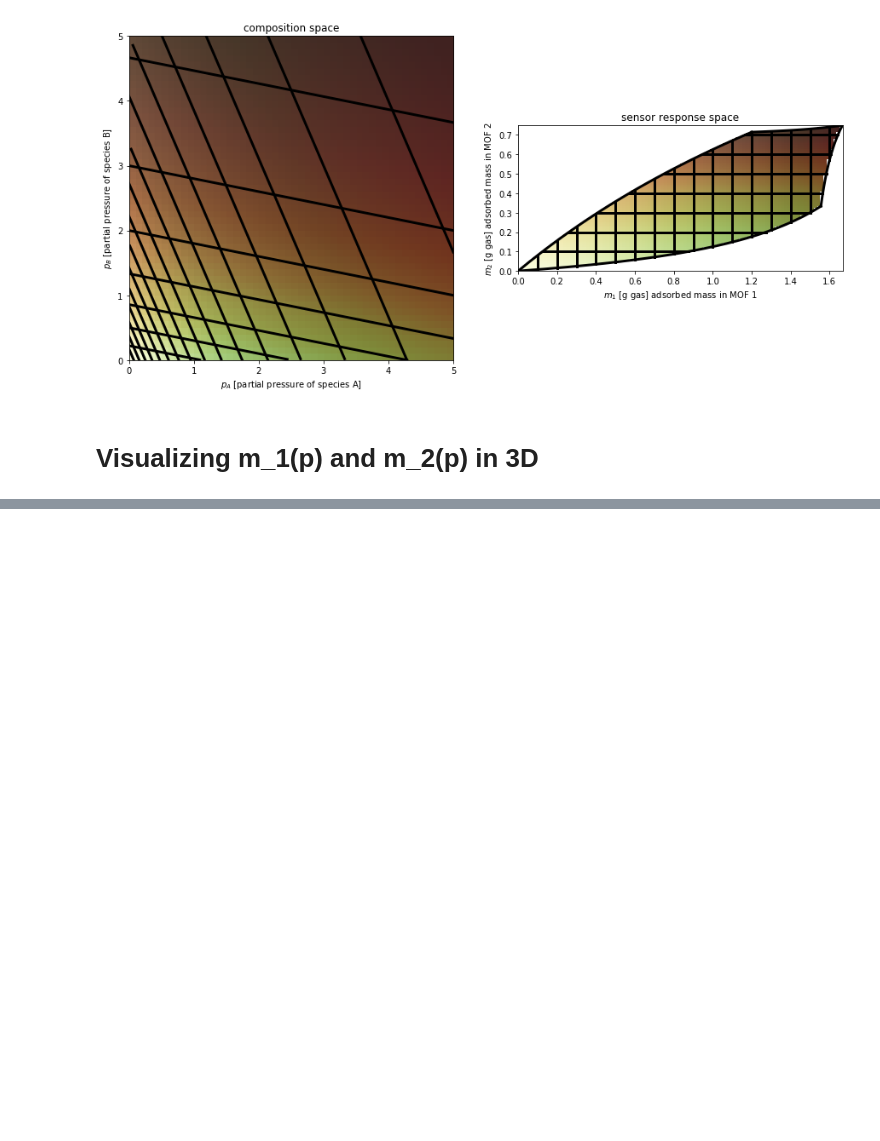
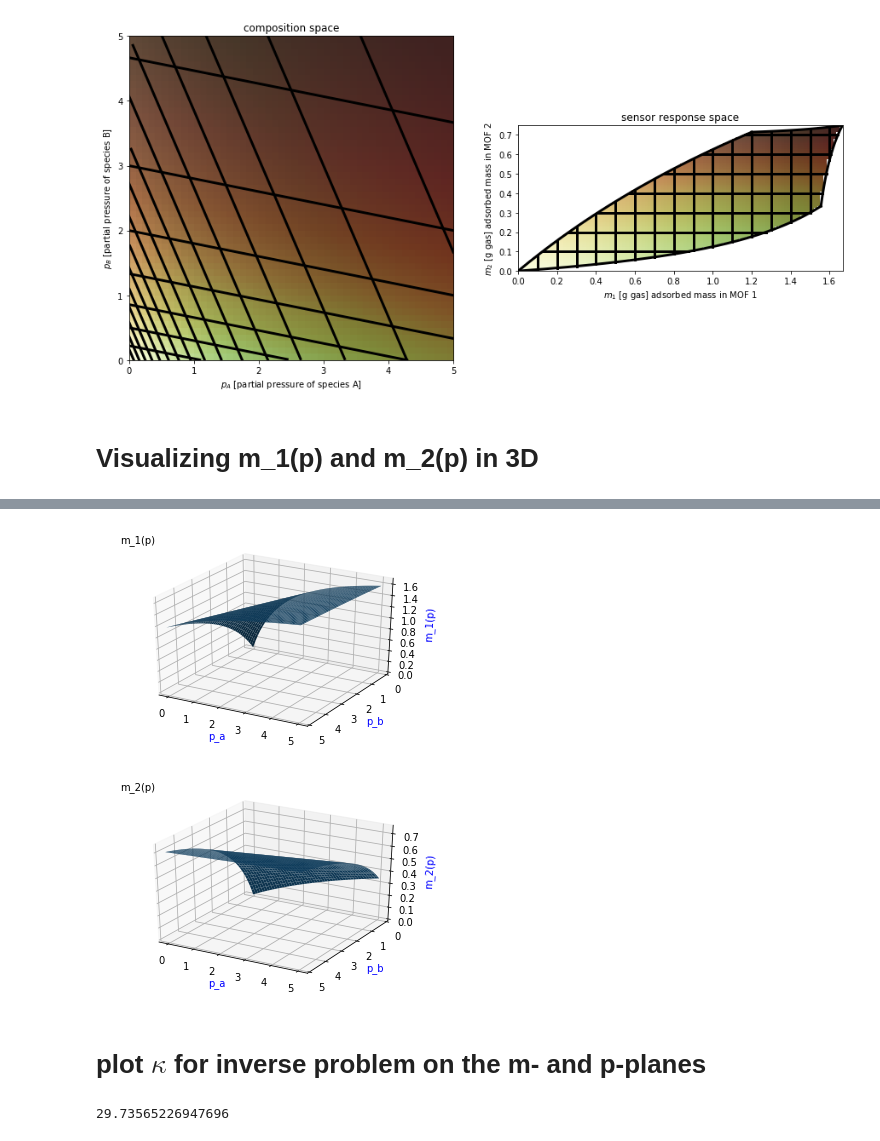
Before and after one commit to SimonEnsemble/nonlinear_sensing, a Jupyter notebook: viz mapping.ipynb, the cells around one changed output, grey strips where cells are left out. Drawn from its saved outputs; the diff is of its cells as text; code cells hidden in the pictures; blank space fills up the shorter version.

Commit message:
worked on plotting of kappa

```diff
--- a/viz mapping.ipynb
+++ b/viz mapping.ipynb
@@ -28,19 +28,20 @@ def m(p): #p is a vector
 # %% [markdown]
 # Inverse of adsorption model $\mathbf{p}(\mathbf{m})$
 # %%
-def p_of_m(m_0, p_lb, p_ub):
+# g is the inverse function
+def g(m_0, p_lb, p_ub):
     #  we want this function to return a zero vector
     #  it takes in a pressure p
     #  it outputs the corresponding difference between the response and the response m_0 that we find
     #  if we find the right p that gives us the response m_0, then this will be the zero vector
-    def f(p):
-        return [m_1(p) - m_0[0], m_2(p) - m_0[1]]
-    sol = optimize.root(f, [1.0, 1.0])
+    def f_want_0(p):
+        return f(p) - m_0
+    sol = optimize.root(f_want_0, [1.0, 1.0])
     p = sol.x
     # return nan if p less than lower bound, greater than upper bound
     if p[0] < p_lb or p[1] < p_lb or p[0] > p_ub or p[1] > p_ub:
         return np.array([np.nan, np.nan])
     if not sol.success:
         return np.array([np.nan, np.nan])
-#     assert np.all(np.isclose([m_1(p), m_2(p)], m_0))
+#     assert np.all(np.isclose([f_1(p), f_2(p)], m_0))
     return p
@@ -212,8 +217,8 @@ for i in range(int(p_max / dp)+1):
         # get vector on this line
         p_on_line = np.array([p_a, p_b[j]])
         # compute the adsorbed mass in the two MOFs when exposed to this gas composition
-        m1[j] = m_1(p_on_line)
-        m2[j] = m_2(p_on_line)
+        m1[j] = f_1(p_on_line)
+        m2[j] = f_2(p_on_line)
     ax[1].plot(m1, m2, color="black", lw=3)
 
     ###
@@ -232,8 +237,8 @@ for i in range(int(p_max / dp)+1):
         # get vector on this line
         p_on_line = np.array([p_a[j], p_b])
         # compute the adsorbed mass in the two MOFs when exposed to this gas composition
-        m1[j] = m_1(p_on_line)
-        m2[j] = m_2(p_on_line)
+        m1[j] = f_1(p_on_line)
+        m2[j] = f_2(p_on_line)
     ax[1].plot(m1, m2, color="black", lw=3)
 
 ###
@@ -247,7 +252,7 @@ pb = np.linspace(0, p_max)
 z_composition = [[colorFromBivariateData(pa[i]/p_max, pb[j]/p_max) for i in range(np.size(pa))] for j in range(np.size(pb))]
 
 # find maximum mass
-m_max = [m_1([p_max,p_max]), m_2([p_max,p_max])]
+m_max = [f_1([p_max,p_max]), f_2([p_max,p_max])]
 
 # Initialize m1, m2 for colormap
 num_grid_pts = 100
@@ -261,7 +266,7 @@ z_response = [[colorFromBivariateData(0, 0) for i in range(num_grid_pts)] for j
 for i in range(num_grid_pts):
     for j in range(num_grid_pts):
         m_0 = [m1_grid[i], m2_grid[j]]
-        p = p_of_m(m_0, 0, p_max)
+        p = g(m_0, 0, p_max)
         z_response[j][i] = colorFromBivariateData(p[0]/p_max, p[1]/p_max)
 
 # Create extent of colormaps
@@ -279,7 +284,7 @@ draw_mspace_boundaries(p_max, 1)
 
 # Testing to ensure points map to correct response space
 # p = [0,5]
-# m = [m_1(p), m_2(p)]
+# m = [f_1(p), f_2(p)]
 # print("m :", m)
 # ax[0].scatter([p[0]],[p[1]], color='red', s=70)
 # ax[1].scatter([m[0]],[m[1]], color='red', s=70)
@@ -323,7 +328,7 @@ z_response = [[colorFromBivariateData(m1[i]/m_max[0], m2[j]/m_max[1]) for i in r
 for i in range(np.shape(z_response)[0]):
     for j in range(np.shape(z_response)[1]):
         m_0 = [m1[i], m2[j]]
-        p = p_of_m(m_0, 0, np.Inf)
+        p = g(m_0, 0, np.Inf)
         # zero out (i.e. set color to white) responses that correspond to negative pressures
         if np.any(np.isnan(p)) or np.any(p > p_max):
             z_response[j][i] = np.array([1, 1, 1, 1])
@@ -337,7 +342,7 @@ ax[0].set_aspect('equal', 'box')
 for i in range(np.shape(z_composition)[0]):
     for j in range(np.shape(z_composition)[1]):
         p_0 = np.array([pa[i], pb[j]])
-        m = np.array([m_1(p_0), m_2(p_0)])
+        m = np.array([f_1(p_0), f_2(p_0)])
         # zero out responses that are above m_max
         if np.any(m > m_max):
             z_composition[j][i] = np.array([1, 1, 1, 1])
@@ -375,7 +380,7 @@ for i in range(int(max(m_max) / dm)+1):
             # get vector on this line
             m_on_line = np.array([m1, m2[j]])
             # compute the composition in the gas space when MOFs have this much gas absorbed
-            p_a[j], p_b[j] = p_of_m(m_on_line, 0, np.Inf)
+            p_a[j], p_b[j] = g(m_on_line, 0, np.Inf)
         ax[0].plot(p_a, p_b, color="black", lw=3)
 
     ###
@@ -395,7 +400,7 @@ for i in range(int(max(m_max) / dm)+1):
             # get vector on this line
             m_on_line = np.array([m1[j], m2])
             # compute the composition in the gas space when MOFs have this much gas absorbed
-            p_a[j], p_b[j] = p_of_m(m_on_line, 0, np.Inf)
+            p_a[j], p_b[j] = g(m_on_line, 0, np.Inf)
         ax[0].plot(p_a, p_b, color="black", lw=3)
 
 # Add boarder around response space
@@ -405,6 +410,7 @@ draw_mspace_boundaries(p_max, 1)
 # %% [markdown]
 # Visualizing m_1(p) and m_2(p) in 3D
 # %%
+#%matplotlib notebook
 nb_pts = 100
 
 # Create 2D linspace from 0 to p_max
@@ -419,8 +425,8 @@ m2 = np.zeros((np.shape(p_a)[0], np.shape(p_a)[1]))
 for i in range(np.shape(p_a)[0]):
     for j in range(np.shape(p_b)[0]):
         p = [p_a[i][j], p_b[i][j]]
-        m1[i][j] = np.array(m_1(p))
-        m2[i][j] = np.array(m_2(p))
+        m1[i][j] = np.array(f_1(p))
+        m2[i][j] = np.array(f_2(p))
 
 # 3D plot for m_1(p)
 fig = plt.figure()
@@ -450,0 +453,26 @@ ax.dist = 11
+[figure, added]
+[figure, added]
+# %% [markdown]
+# plot $\kappa$ for inverse problem on the m- and p-planes
+# %%
+K1 = [1,2]
+K2 = [3,4]
+M1 = 1
+M2 = 2
+pa = 1
+pb = 2
+
+
+# inverse
+def κ(p):
+    J_f = np.array([ [M1*K1[0]/(1 + np.dot(K1, p))**2, M1*K1[1]/(1 + np.dot(K1, p))**2],
+       [M2*K2[0]/(1 + np.dot(K2, p))**2, M2*K2[1]/(1 + np.dot(K2, p))**2]])
+    J_g = np.linalg.inv(J_f)
+    m = f(p)
+    #g_inv = g(m, 0, np.Inf)
+    return (  np.linalg.norm(m) / np.linalg.norm(p)) * np.linalg.norm(J_g, ord=2)
+
+print(κ(np.array([0.6, 0.2])))
+#g([0.6, 0.2], 0, np.Inf)
+# %% [output]
+29.73565226947696
```
Also changed, not shown: parts of 7 cells of this notebook.
